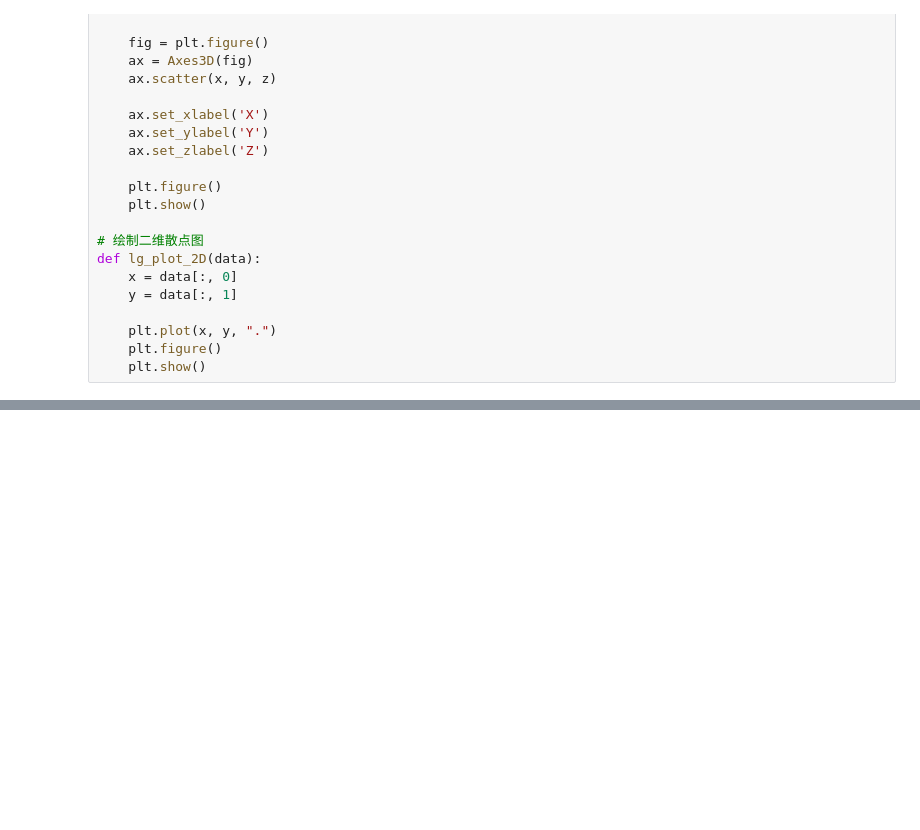
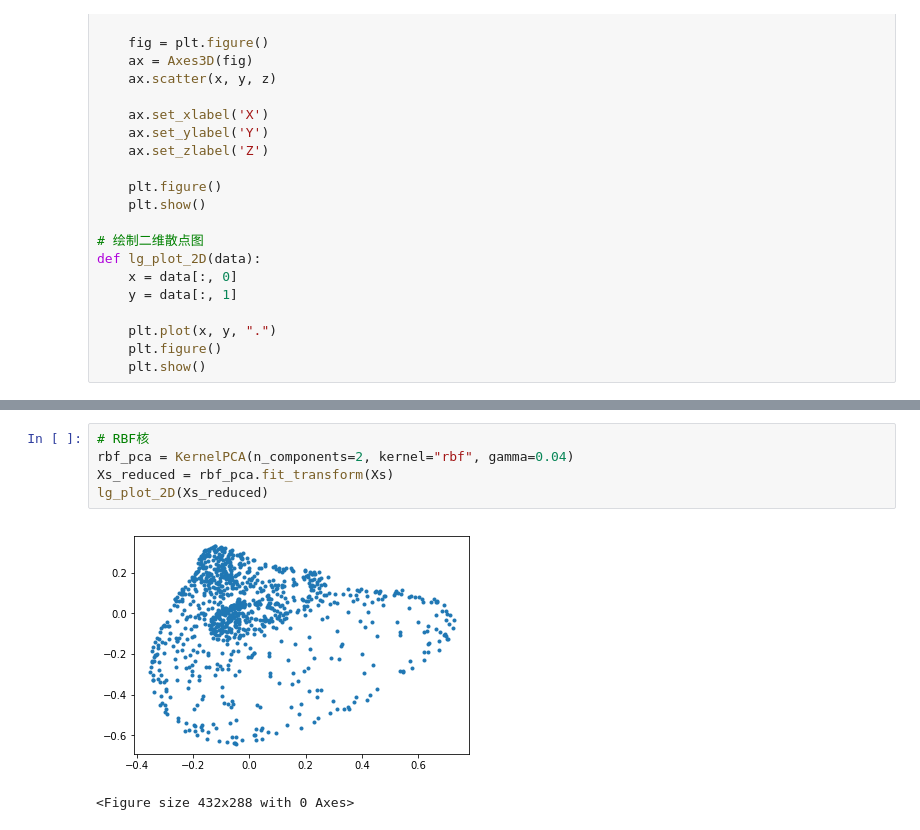
Before and after one commit to ligang945/hands_on_machine_learning_with_scikit_learn_and_tensorflow, a Jupyter notebook: ch8 PCA.ipynb, the cells around one changed output, grey strips where cells are left out. Saved outputs shown, nothing was run; the diff lists cells and outputs as text; blank space fills up the shorter version.

```diff
--- a/ch8 PCA.ipynb
+++ b/ch8 PCA.ipynb
@@ -146,0 +161,8 @@ d
+# %%
+# RBF核
+rbf_pca = KernelPCA(n_components=2, kernel="rbf", gamma=0.04)
+Xs_reduced = rbf_pca.fit_transform(Xs)
+lg_plot_2D(Xs_reduced)
+# %% [output]
+[figure, added]
+<Figure size 432x288 with 0 Axes>
```
Also changed, not shown: parts of 12 cells of this notebook.
